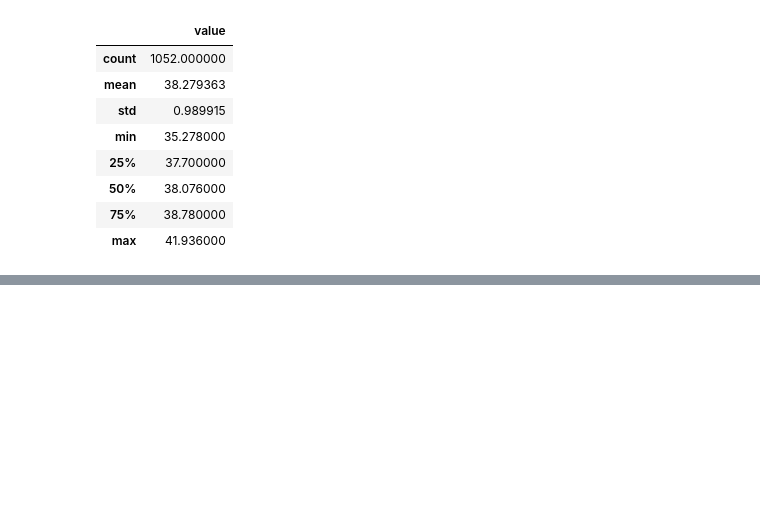
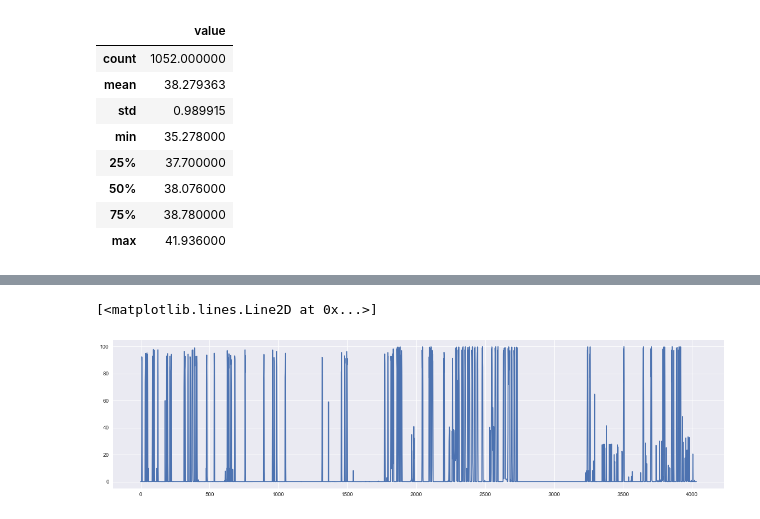
Before and after one commit to DiegoD94/CapstoneAnormalyDetection, a Jupyter notebook: EDAV/RealAWS.ipynb, the cells around one changed output, grey strips where cells are left out. Cells and saved outputs as stored; diff of their text form; code cells hidden in the pictures; blank space fills up the shorter version.

```diff
--- a/EDAV/RealAWS.ipynb
+++ b/EDAV/RealAWS.ipynb
@@ -101,0 +123,7 @@ df.iloc[2980:].describe()
+# %%
+df_4 = pd.read_csv("./realAWSCloudwatch/ec2_cpu_utilization_77c1ca.csv")
+plt.figure(figsize = (20,5))
+plt.plot(df_4['value'])
+# %% [output]
+[<matplotlib.lines.Line2D at 0x...>]
+[figure, added]
```
Also changed, not shown: parts of 7 cells of this notebook, 4 other files.
